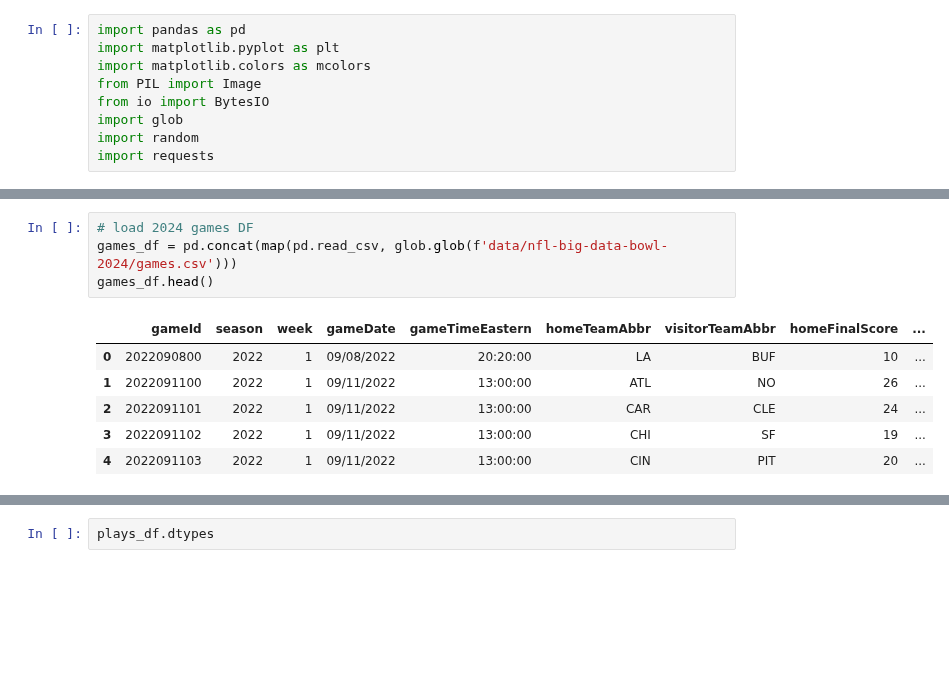
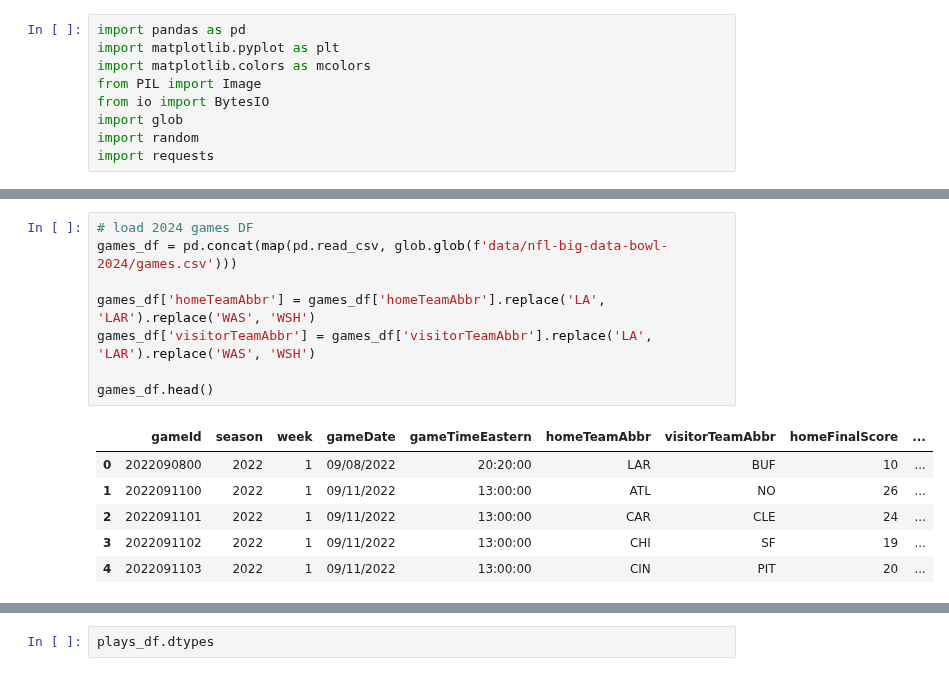
Before and after one commit to rfe123/umn_data_project_004, a Jupyter notebook: umn_data_project_004_nfl.ipynb, the cells around one changed output, grey strips where cells are left out. Cells and saved outputs as stored; diff of their text form; blank space fills up the shorter version.

```diff
--- a/umn_data_project_004_nfl.ipynb
+++ b/umn_data_project_004_nfl.ipynb
@@ -53,10 +53,14 @@ team_df
 # %%
 # load 2024 games DF
 games_df = pd.concat(map(pd.read_csv, glob.glob(f'data/nfl-big-data-bowl-2024/games.csv')))
+
+games_df['homeTeamAbbr'] = games_df['homeTeamAbbr'].replace('LA', 'LAR').replace('WAS', 'WSH')
+games_df['visitorTeamAbbr'] = games_df['visitorTeamAbbr'].replace('LA', 'LAR').replace('WAS', 'WSH')
+
 games_df.head()
 # %% [output]
 |  | gameId | season | week | gameDate | gameTimeEastern | homeTeamAbbr | visitorTeamAbbr | homeFinalScore | ... |
-| 0 | 2022090800 | 2022 | 1 | 09/08/2022 | 20:20:00 | LA | BUF | 10 | ... |
+| 0 | 2022090800 | 2022 | 1 | 09/08/2022 | 20:20:00 | LAR | BUF | 10 | ... |
 | 1 | 2022091100 | 2022 | 1 | 09/11/2022 | 13:00:00 | ATL | NO | 26 | ... |
 | 2 | 2022091101 | 2022 | 1 | 09/11/2022 | 13:00:00 | CAR | CLE | 24 | ... |
 | 3 | 2022091102 | 2022 | 1 | 09/11/2022 | 13:00:00 | CHI | SF | 19 | ... |
```
Also changed, not shown: parts of 7 cells of this notebook.
